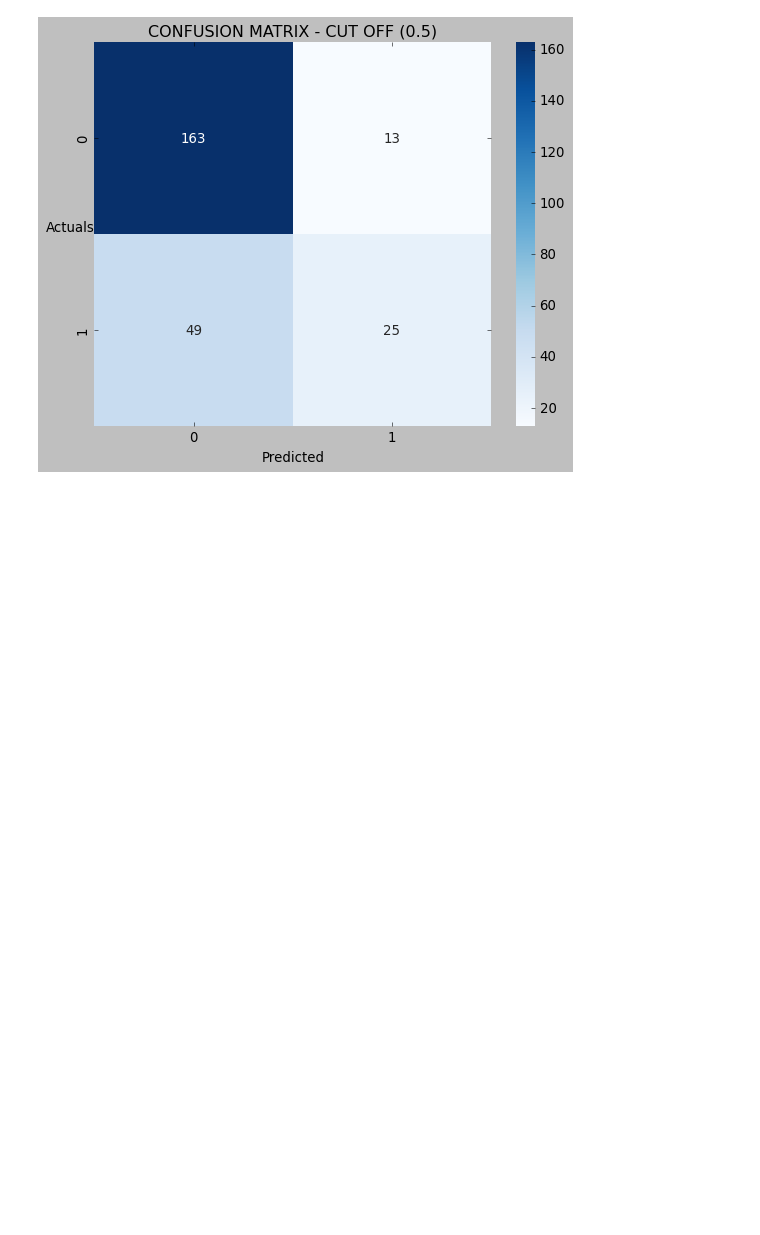
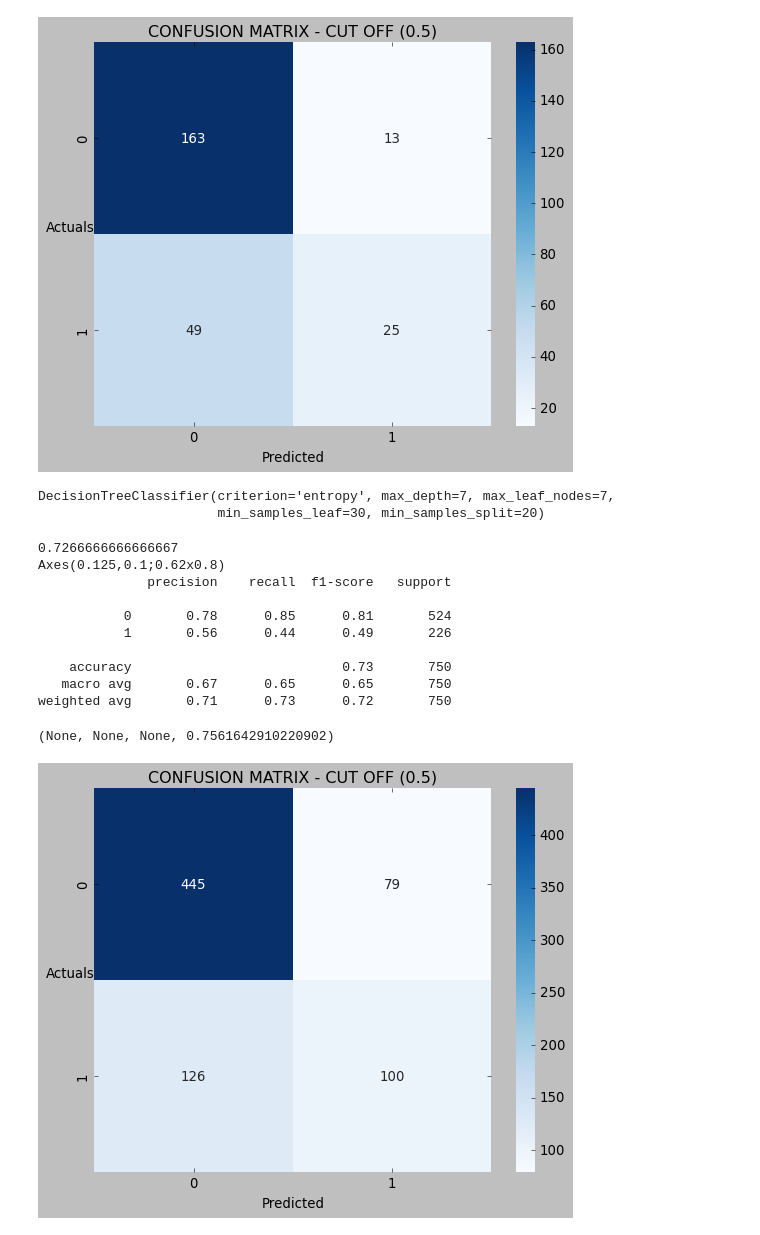
Before and after one commit to HitenDewangan/DataScience-AIML, a Jupyter notebook: Machine Learning/DecisionTree.ipynb, the cells around one changed output. Cells and saved outputs as stored; diff of their text form; code cells hidden in the pictures; blank space fills up the shorter version.

```diff
--- a/Machine Learning/DecisionTree.ipynb
+++ b/Machine Learning/DecisionTree.ipynb
@@ -427,3 +427,30 @@ Axes(0.125,0.1;0.62x0.8)
 weighted avg       0.74      0.75      0.72       250
 (None, None, None, 0.7539542383292384)
 [figure]
+# %%
+dt_model_pru_2 = DecisionTreeClassifier(criterion= 'entropy',
+                                      max_depth= 7,
+                                      min_samples_leaf=30,
+                                      min_samples_split=20,
+                                      max_leaf_nodes=7
+                                     )
+# %%
+dt_model_pru_2.fit(X_train, Y_train)
+# %% [output]
+DecisionTreeClassifier(criterion='entropy', max_depth=7, max_leaf_nodes=7,
+                       min_samples_leaf=30, min_samples_split=20)
+# %%
+evaluate_train_model(dt_model_pru_2)
+# %% [output]
+0.7266666666666667
+Axes(0.125,0.1;0.62x0.8)
+              precision    recall  f1-score   support
+
+           0       0.78      0.85      0.81       524
+           1       0.56      0.44      0.49       226
+
+    accuracy                           0.73       750
+   macro avg       0.67      0.65      0.65       750
+weighted avg       0.71      0.73      0.72       750
+(None, None, None, 0.7561642910220902)
+[figure, added]
```
Also changed, not shown: parts of 7 cells of this notebook.
